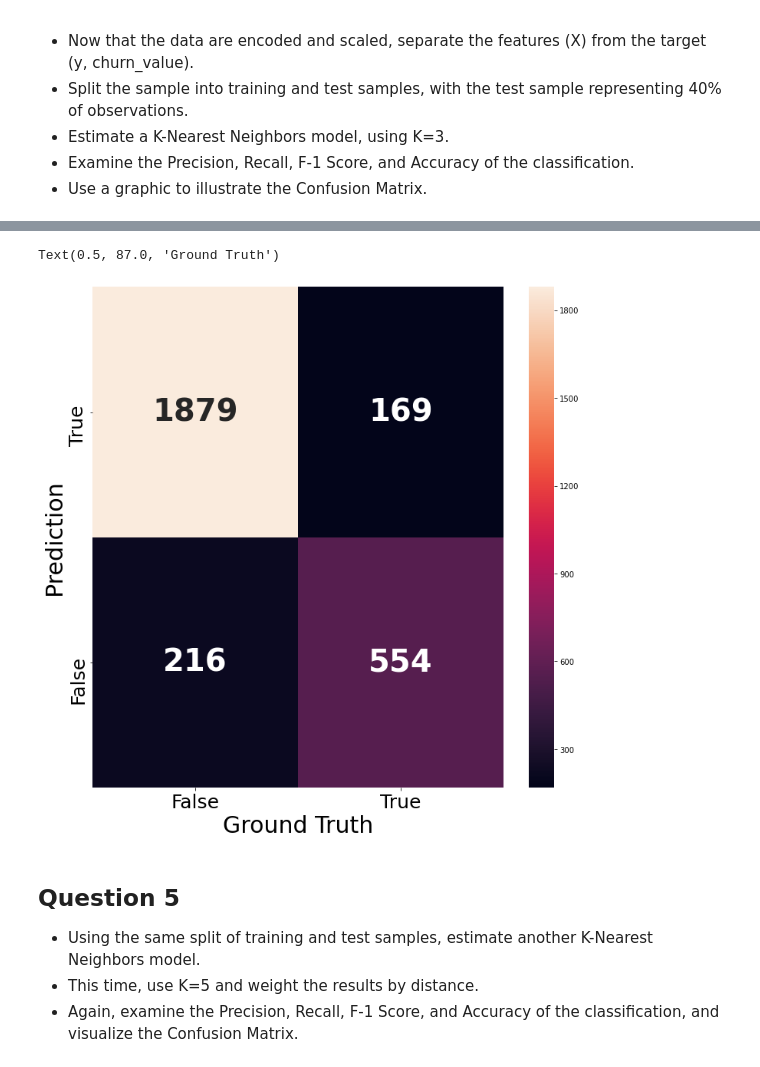
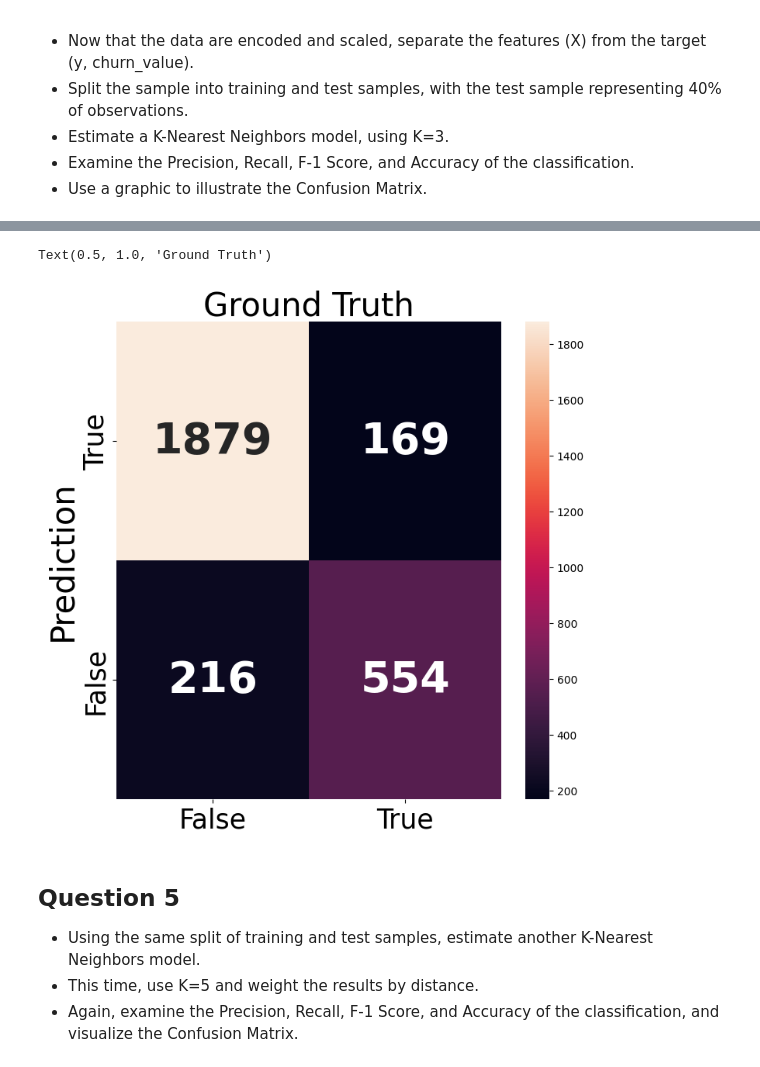
Before and after one commit to zhiyixu/ibm, a Jupyter notebook: 3.分类问题/03b_LAB_KNN.ipynb, the cells around one changed output, grey strips where cells are left out. Drawn from its saved outputs; the diff is of its cells as text; code cells hidden in the pictures.

```diff
--- a/3.分类问题/03b_LAB_KNN.ipynb
+++ b/3.分类问题/03b_LAB_KNN.ipynb
@@ -265,17 +277,17 @@ F1 Score:  0.74
 # %%
 # Plot confusion matrix
 sns.set_palette(sns.color_palette())
-_, ax = plt.subplots(figsize=(12,12))
+_, ax = plt.subplots(figsize=(8,8))
 ax = sns.heatmap(confusion_matrix(y_test, y_pred), annot=True, fmt='d', annot_kws={"size": 40, "weight": "bold"})
 labels = ['False', 'True']
 ax.set_xticklabels(labels, fontsize=25);
 ax.set_yticklabels(labels[::-1], fontsize=25);
 ax.set_ylabel('Prediction', fontsize=30);
-ax.set_xlabel('Ground Truth', fontsize=30)
+ax.set_title('Ground Truth', fontsize=30)
 ### END SOLUTION
 # %% [output]
-Text(0.5, 87.0, 'Ground Truth')
+Text(0.5, 1.0, 'Ground Truth')
-[figure, old version]
+[figure, new version]
 # %% [markdown]
 ## Question 5
 * Using the same split of training and test samples, estimate another K-Nearest Neighbors model.
```
Also changed, not shown: parts of 14 cells of this notebook, 4 other files.
